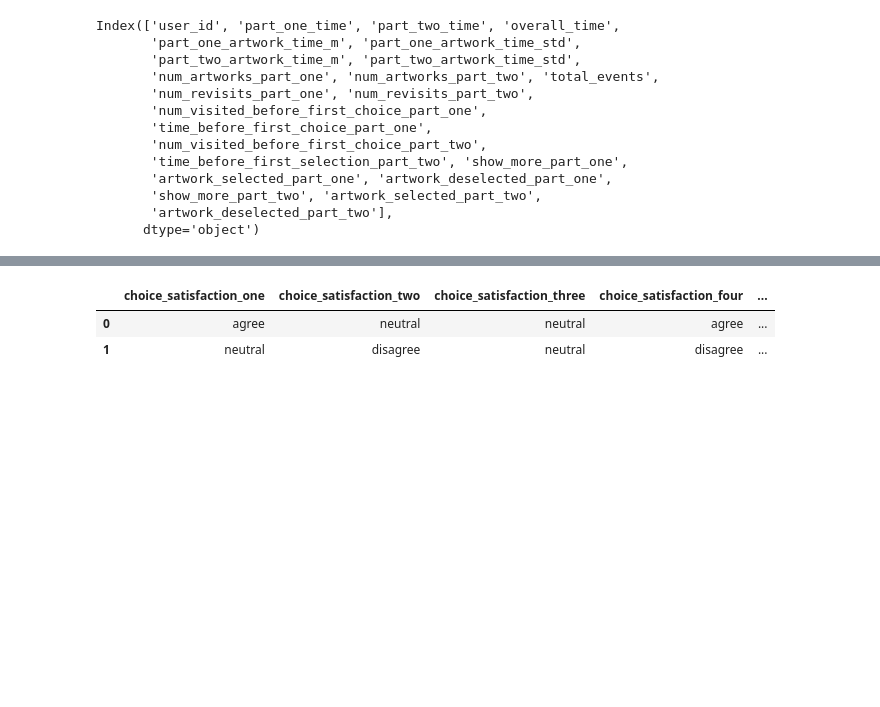
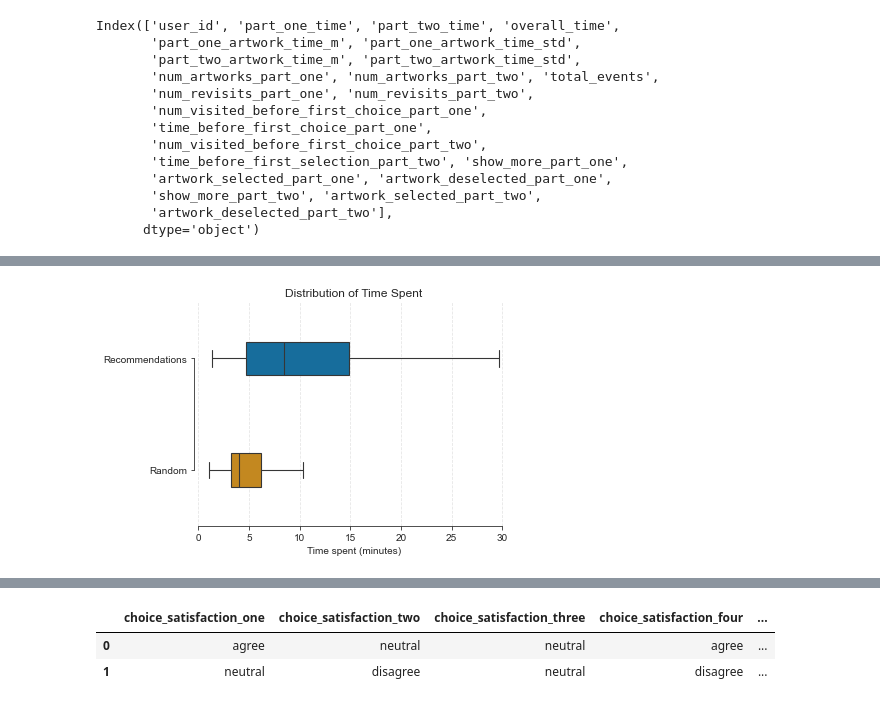
Before and after one commit to MuseRec/analytics, a Jupyter notebook: notebooks/interactions.ipynb, the cells around one changed output, grey strips where cells are left out. Cells and saved outputs as stored; diff of their text form; code cells hidden in the pictures; blank space fills up the shorter version.

```diff
--- a/notebooks/interactions.ipynb
+++ b/notebooks/interactions.ipynb
@@ -62,0 +99,24 @@ plt.show()
+# %%
+p = sns.boxplot(
+    data = interaction_statistics[['part_one_artwork_time_m', 'part_two_artwork_time_m']],
+    orient = 'h',
+    width = 0.3,
+    linewidth = 1.1,
+    notch = False,
+    showfliers = False,
+)
+p.set(
+    xlabel = 'Time spent (minutes)',
+    yticklabels = [
+        'Recommendations', 'Random'
+    ],
+    # xticks = [0, 5, 10, 15, 20],
+    title = 'Distribution of Time Spent'
+)
+p.xaxis.grid(True, alpha = 0.5, linestyle = 'dashed')
+p.set_axisbelow(True)
+sns.despine(trim = True)
+plt.tight_layout()
+plt.show()
+# %% [output]
+[figure, added]
```
Also changed, not shown: parts of 11 cells of this notebook.
